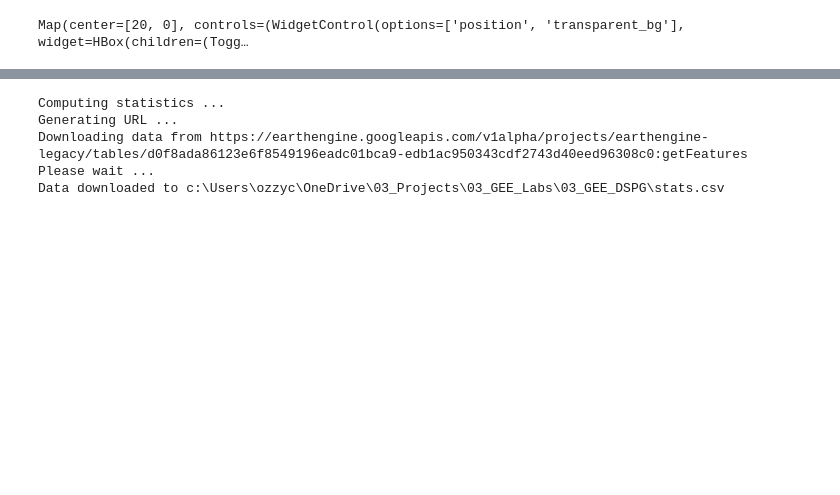
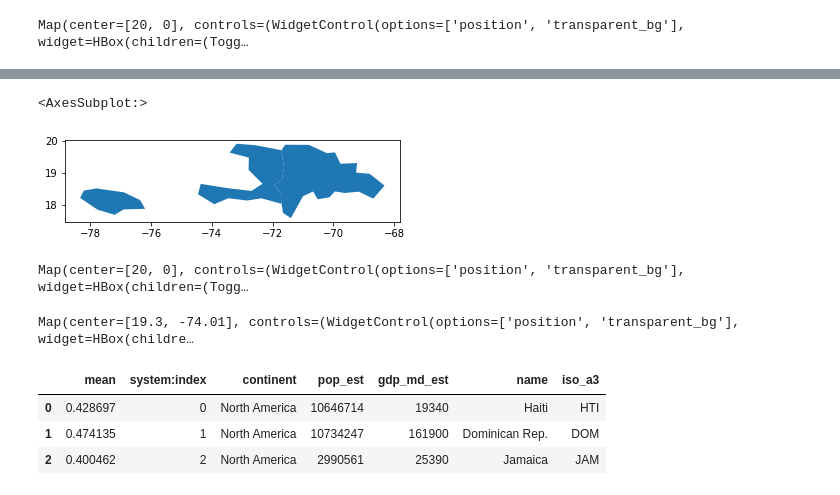
Before and after one commit to ghidora77/03_GEE_Labs_DSPG, a Jupyter notebook: 10_Operations.ipynb, the cells around one changed output, grey strips where cells are left out. Saved outputs shown, nothing was run; the diff lists cells and outputs as text; code cells hidden in the pictures; blank space fills up the shorter version.

```diff
--- a/10_Operations.ipynb
+++ b/10_Operations.ipynb
@@ -77,0 +119,9 @@ Map(center=[8.9, -82.32], controls=(WidgetControl(options=['position', 'transpar
+# %%
+# Country boundaries within geopandas
+world_filepath = gpd.datasets.get_path('naturalearth_lowres')
+world = gpd.read_file(world_filepath)
+df_multi = world.loc[world.name.isin(['Jamaica', 'Haiti', 'Dominican Rep.'])]
+df_multi.plot()
+# %% [output]
+<AxesSubplot:>
+[figure, added]
@@ -78,10 +132,47 @@ Map(center=[8.9, -82.32], controls=(WidgetControl(options=['position', 'transpar
+# %%
+Map1 = geemap.Map()
+Map1.addLayer(roi, {}, "geopandas to ee example")
+Map1
+# %% [output]
+Map(center=[20, 0], controls=(WidgetControl(options=['position', 'transparent_bg'], widget=HBox(children=(Togg…
+# %%
+lat = 19.3; lon = -74.01
+zoom = 7
+image_collection_name = "LANDSAT/LC08/C01/T1_8DAY_NDVI"
+date_start = '2018-01-01'
+date_end = '2018-12-31'
+name = 'Landsat'
+
+image = (
+    ee.ImageCollection(image_collection_name).mosaic()
+)
+
+image = image.clip(roi)
+
+palette = ['FFFFFF', 'CE7E45', 'DF923D', 'F1B555', 'FCD163', '99B718', '74A901',
+    '66A000', '529400', '3E8601', '207401', '056201', '004C00', '023B01',
+    '012E01', '011D01', '011301']
+
+vizParams = {
+    'min': 0,
+    'max': 0.1,
+    'palette': palette,
+    'opacity': 0.6
+}
+
+map1 = build_map(lat, lon, zoom, vizParams, image, name)
+map1
+# %% [output]
+Map(center=[19.3, -74.01], controls=(WidgetControl(options=['position', 'transparent_bg'], widget=HBox(childre…
 # %%
 # Now we need to conduct zonal statistics
-output = 'stats.csv'
-geemap.zonal_statistics(image, roi, output, statistics_type='MEAN', scale=30)
+output = './data/ndvi_carribean.csv'
+#geemap.zonal_statistics(image, roi, output, statistics_type='MEAN', scale=1000)
-# %% [output]
-Computing statistics ...
-Generating URL ...
-Downloading data from https://earthengine.googleapis.com/v1alpha/projects/earthengine-legacy/tables/d0f8ada86123e6f8549196eadc01bca9-edb1ac950343cdf2743d40eed96308c0:getFeatures
-Please wait ...
-Data downloaded to c:\Users\ozzyc\OneDrive\03_Projects\03_GEE_Labs\03_GEE_DSPG\stats.csv
+# %%
+df1 = pd.read_csv(output)
+df1.head()
+# %% [output]
+|  | mean | system:index | continent | pop_est | gdp_md_est | name | iso_a3 |
+| 0 | 0.428697 | 0 | North America | 10646714 | 19340 | Haiti | HTI |
+| 1 | 0.474135 | 1 | North America | 10734247 | 161900 | Dominican Rep. | DOM |
+| 2 | 0.400462 | 2 | North America | 2990561 | 25390 | Jamaica | JAM |
```
Also changed, not shown: parts of 34 cells of this notebook, 2 other files.
